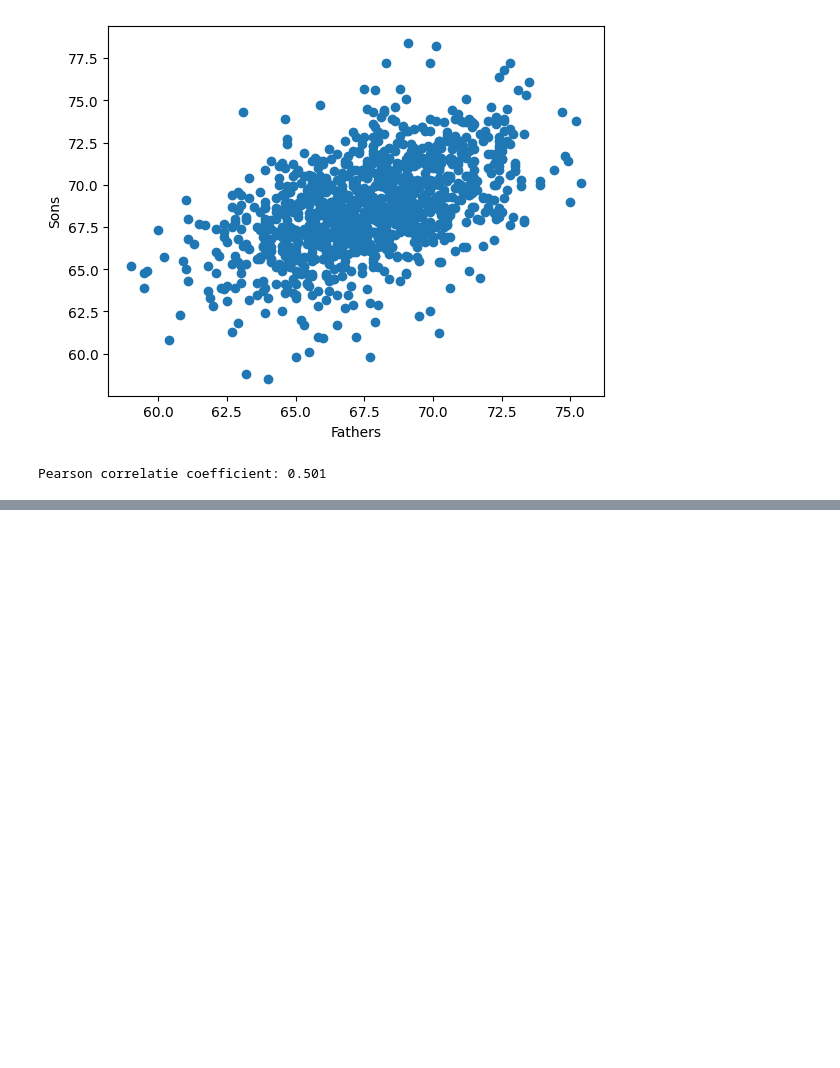
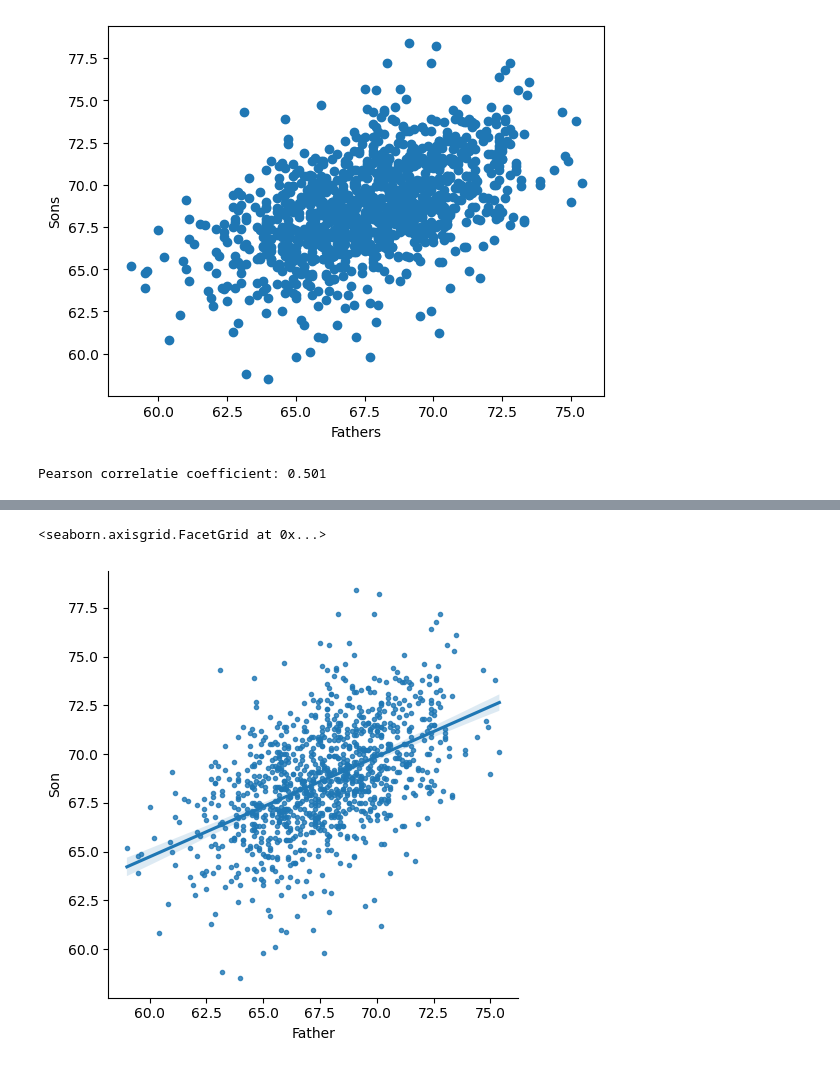
Before and after one commit to get-to-work-together/Python-Data-Analyse-Defensie, a Jupyter notebook: Sandbox/pearson father son.ipynb, the cells around one changed output, grey strips where cells are left out. Drawn from its saved outputs; the diff is of its cells as text; code cells hidden in the pictures; blank space fills up the shorter version.

```diff
--- a/Sandbox/pearson father son.ipynb
+++ b/Sandbox/pearson father son.ipynb
@@ -38,0 +55,7 @@ Pearson correlatie coefficient: 0.501
+# %%
+import seaborn as sns
+
+sns.lmplot(df, x='Father', y='Son', markers='.')
+# %% [output]
+<seaborn.axisgrid.FacetGrid at 0x...>
+[figure, added]
```
Also changed, not shown: parts of 4 cells of this notebook.
